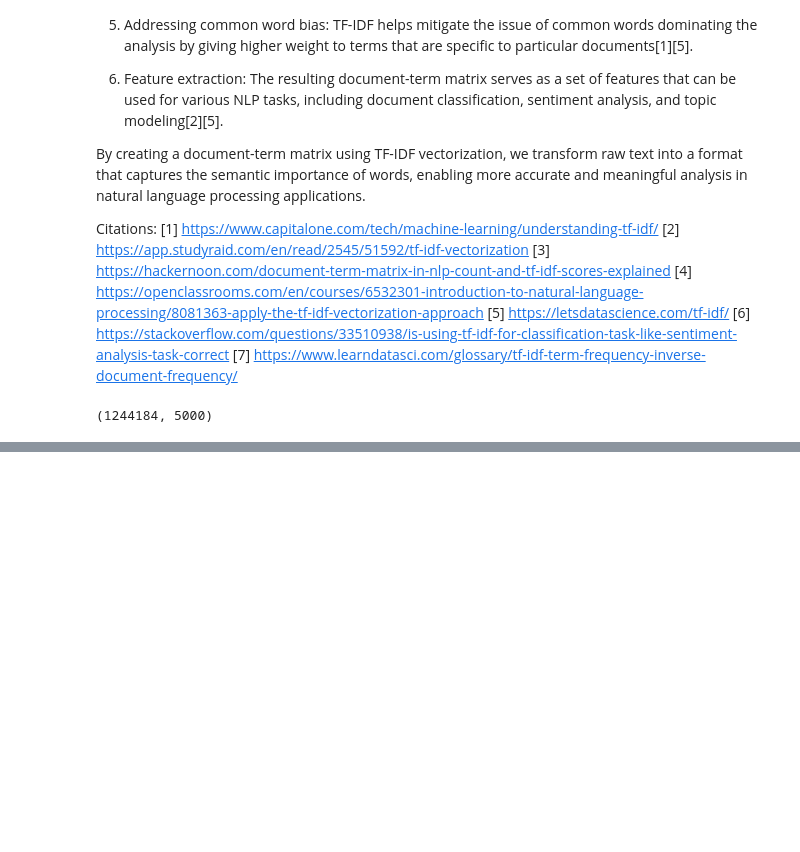
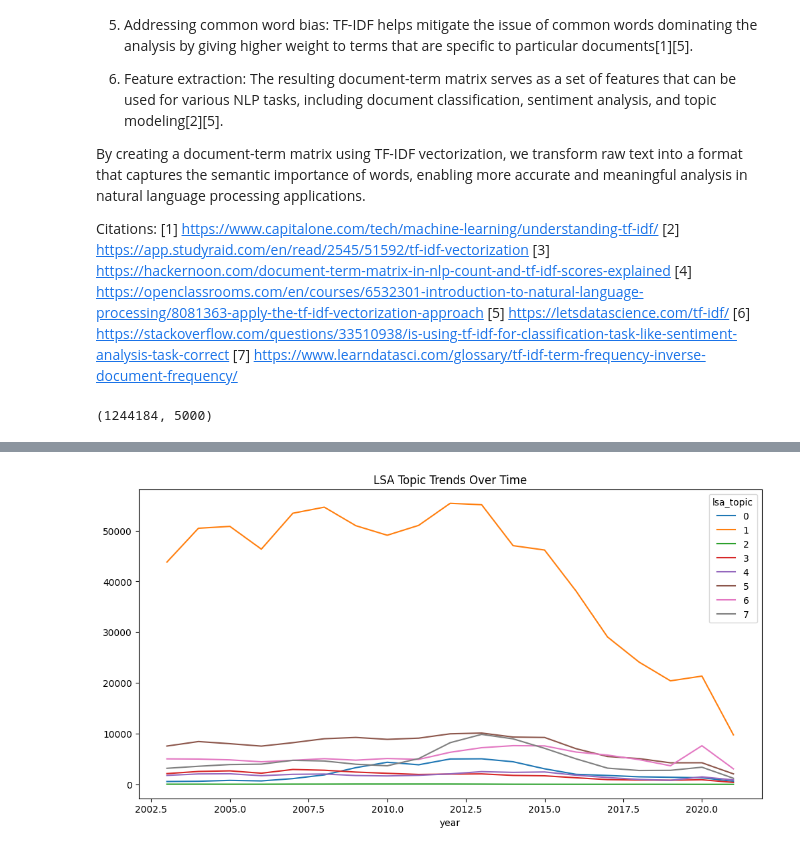
Before and after one commit to voira/text_mining_a1, a Jupyter notebook: project2.ipynb, the cells around one changed output, grey strips where cells are left out. Saved outputs shown, nothing was run; the diff lists cells and outputs as text; code cells hidden in the pictures; blank space fills up the shorter version.

```diff
--- a/project2.ipynb
+++ b/project2.ipynb
@@ -159,0 +237,5 @@ Topic 8: change, new, government, pay, say, wa, climate, govt, farmer, labor
+# %%
+lsa_trends.plot(title="LSA Topic Trends Over Time", figsize=(12, 6))
+plt.show()
+# %% [output]
+[figure, added]
```
Also changed, not shown: parts of 18 cells of this notebook.
